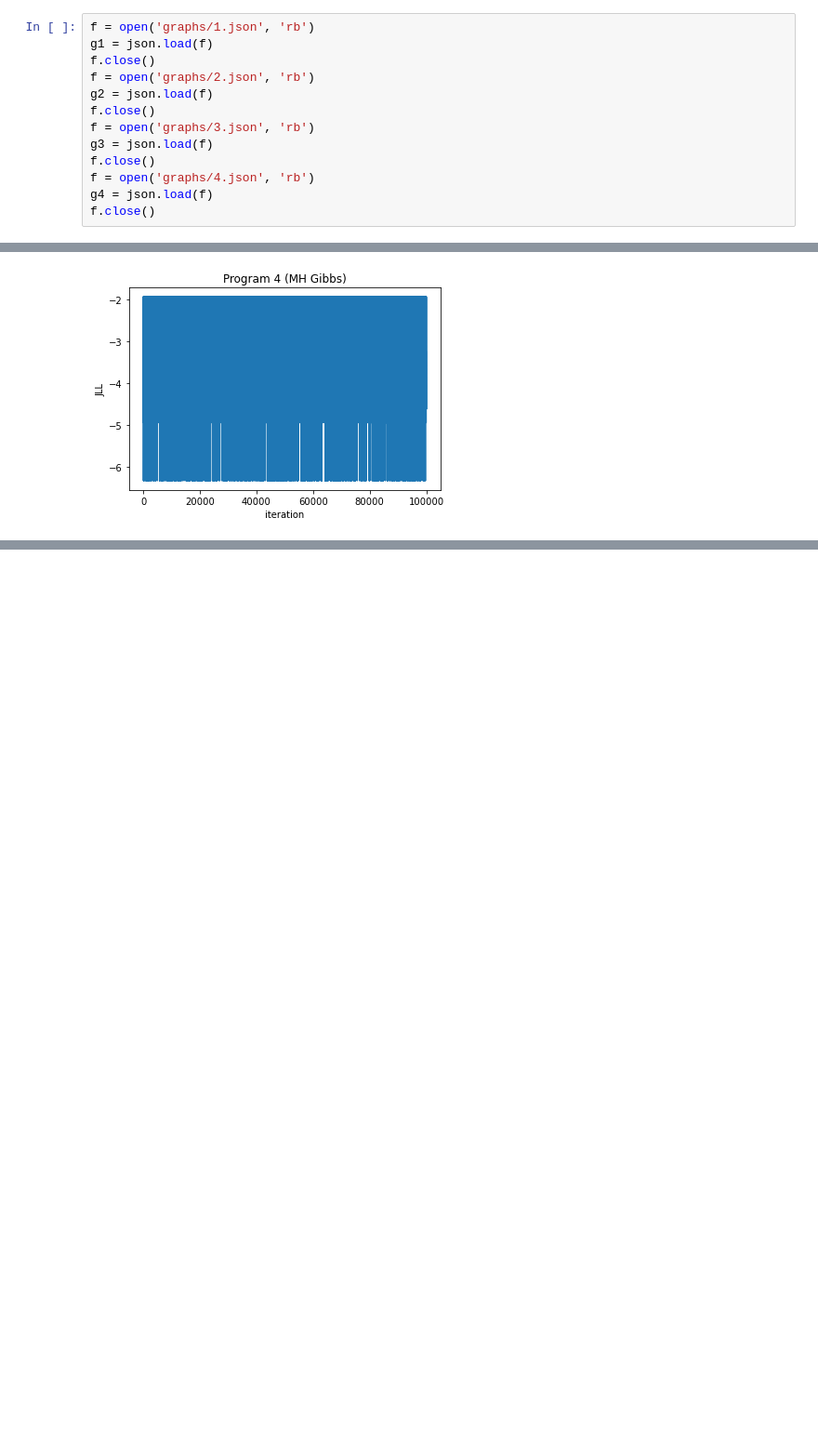
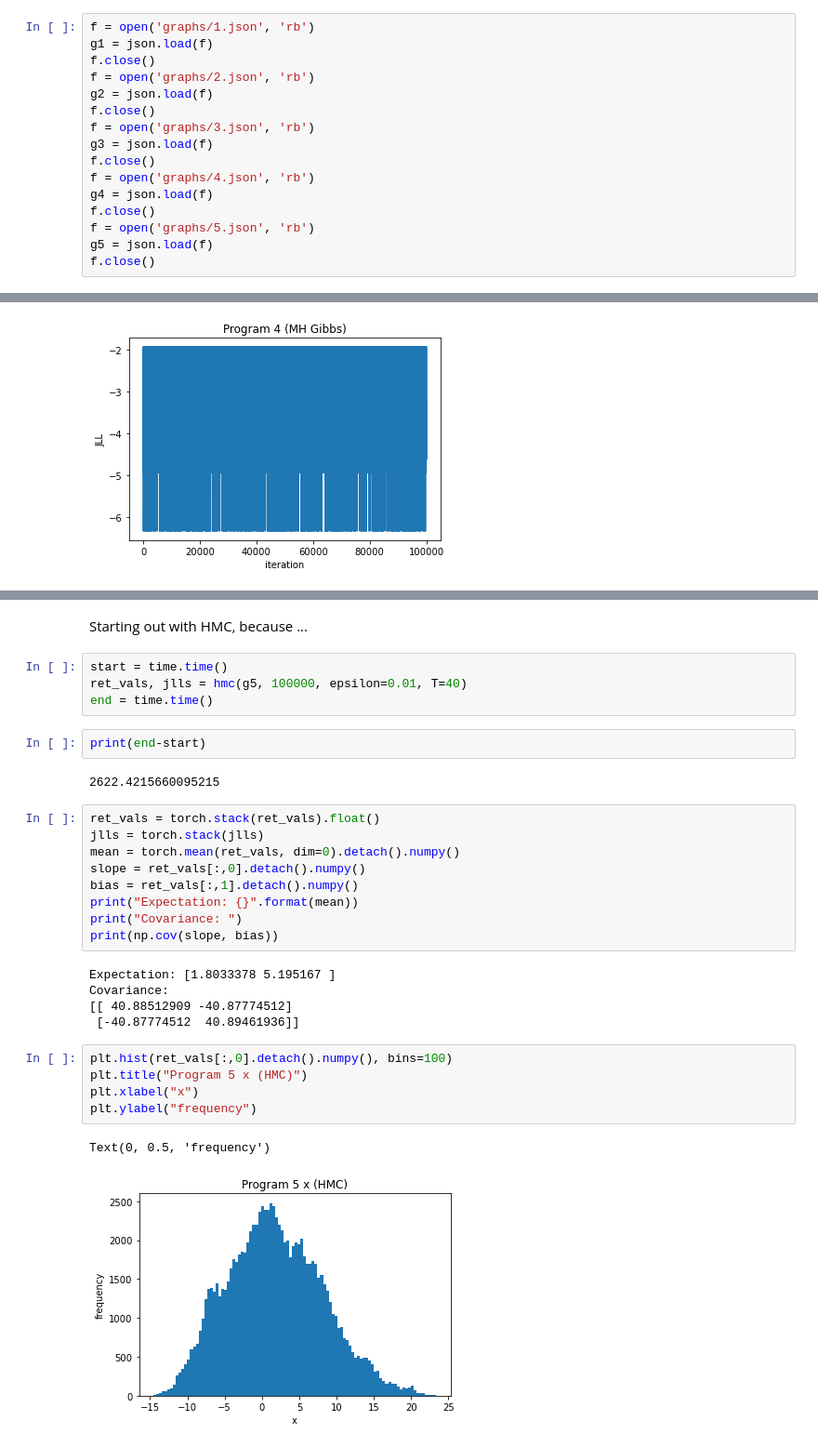
Before and after one commit to lone-duck/hw-cs532, a Jupyter notebook: hw3/analysis.ipynb, the cells around one changed output, grey strips where cells are left out. Shown at 93% size. Saved outputs shown, nothing was run; the diff lists cells and outputs as text; blank space fills up the shorter version.

```diff
--- a/hw3/analysis.ipynb
+++ b/hw3/analysis.ipynb
@@ -20,6 +20,9 @@ f.close()
 f = open('graphs/4.json', 'rb')
 g4 = json.load(f)
 f.close()
+f = open('graphs/5.json', 'rb')
+g5 = json.load(f)
+f.close()
 # %%
 f = open('asts/1.json', 'rb')
 ast1 = json.load(f)
@@ -489,0 +499,32 @@ Text(0, 0.5, 'JLL')
+# %% [markdown]
+Starting out with HMC, because ...
+# %%
+start = time.time()
+ret_vals, jlls = hmc(g5, 100000, epsilon=0.01, T=40)
+end = time.time()
+# %%
+print(end-start)
+# %% [output]
+2622.4215660095215
+# %%
+ret_vals = torch.stack(ret_vals).float()
+jlls = torch.stack(jlls)
+mean = torch.mean(ret_vals, dim=0).detach().numpy()
+slope = ret_vals[:,0].detach().numpy()
+bias = ret_vals[:,1].detach().numpy()
+print("Expectation: {}".format(mean))
+print("Covariance: ")
+print(np.cov(slope, bias))
+# %% [output]
+Expectation: [1.8033378 5.195167 ]
+Covariance:
+[[ 40.88512909 -40.87774512]
+ [-40.87774512  40.89461936]]
+# %%
+plt.hist(ret_vals[:,0].detach().numpy(), bins=100)
+plt.title("Program 5 x (HMC)")
+plt.xlabel("x")
+plt.ylabel("frequency")
+# %% [output]
+Text(0, 0.5, 'frequency')
+[figure, added]
```
Also changed, not shown: parts of 7 cells of this notebook, 1 other file.
